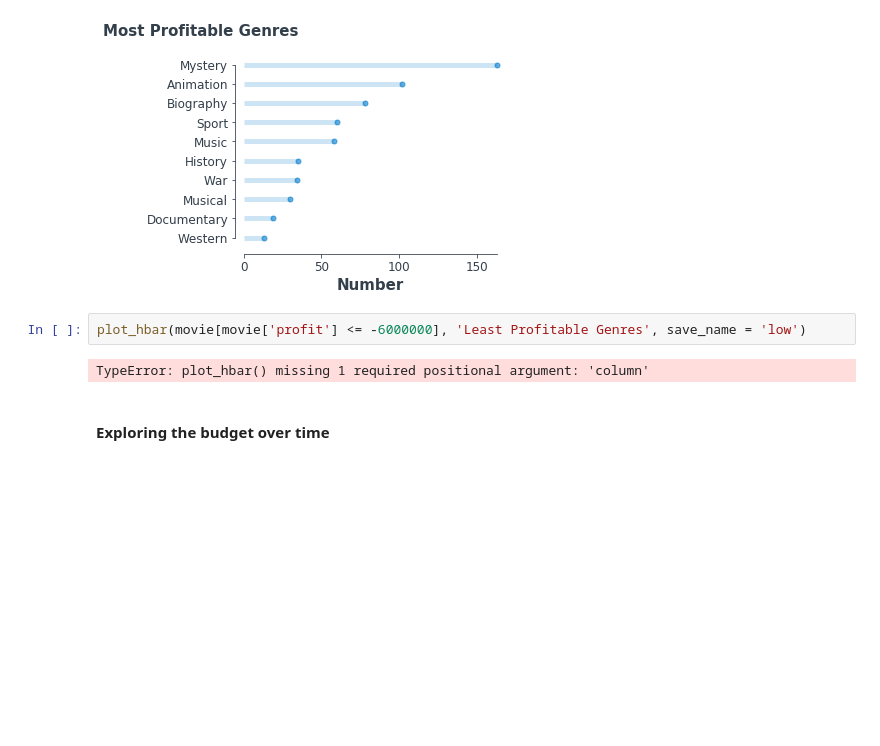
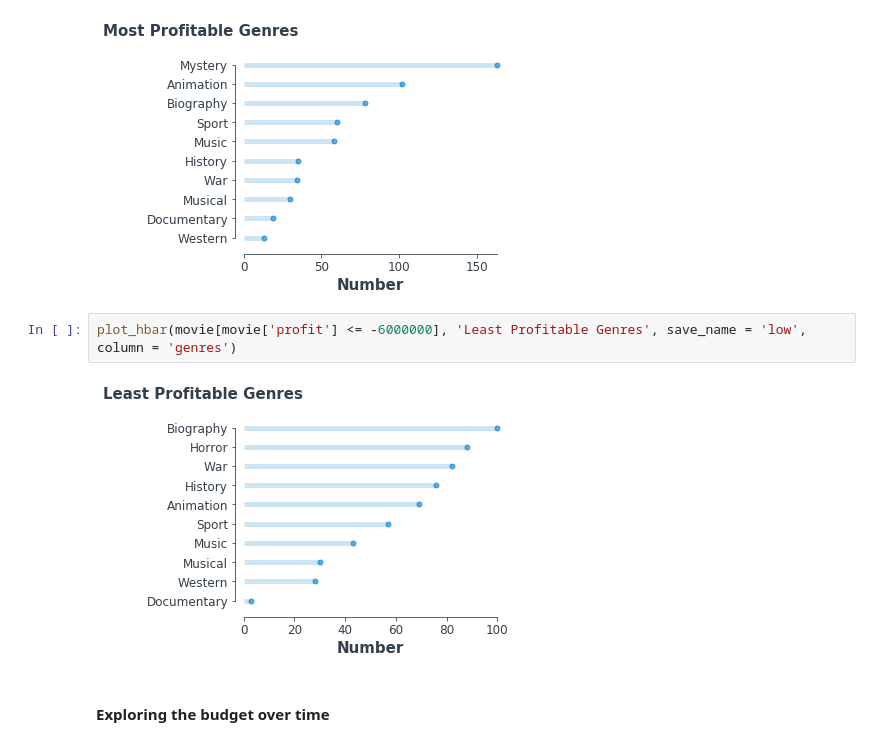
Before and after one commit to natalipivnitskaya/Movie_Meta_Data_Analysis, a Jupyter notebook: Analysis.ipynb, the cells around one changed output. Drawn from its saved outputs; the diff is of its cells as text; blank space fills up the shorter version.

```diff
--- a/Analysis.ipynb
+++ b/Analysis.ipynb
@@ -271,9 +271,9 @@ plot_hbar(movie[movie['profit'] >= 10000000], 'Most Profitable Genres', save_nam
 # %% [output]
 [figure]
 # %%
-plot_hbar(movie[movie['profit'] <= -6000000], 'Least Profitable Genres', save_name = 'low')
+plot_hbar(movie[movie['profit'] <= -6000000], 'Least Profitable Genres', save_name = 'low', column = 'genres')
 # %% [output]
-TypeError: plot_hbar() missing 1 required positional argument: 'column'
+[figure, added]
 # %% [markdown]
 #### Exploring the budget over time
 # %%
```
Also changed, not shown: parts of 15 cells of this notebook, 6 other files.
